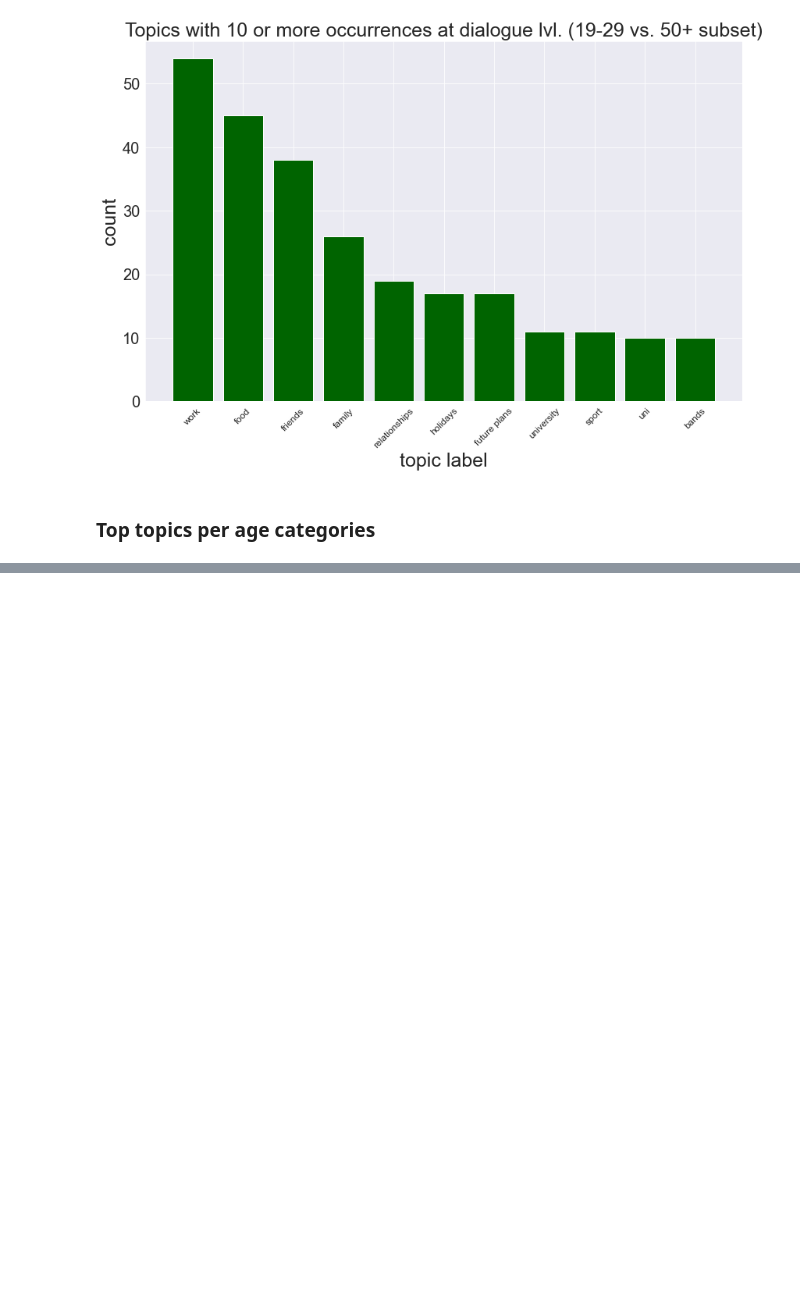
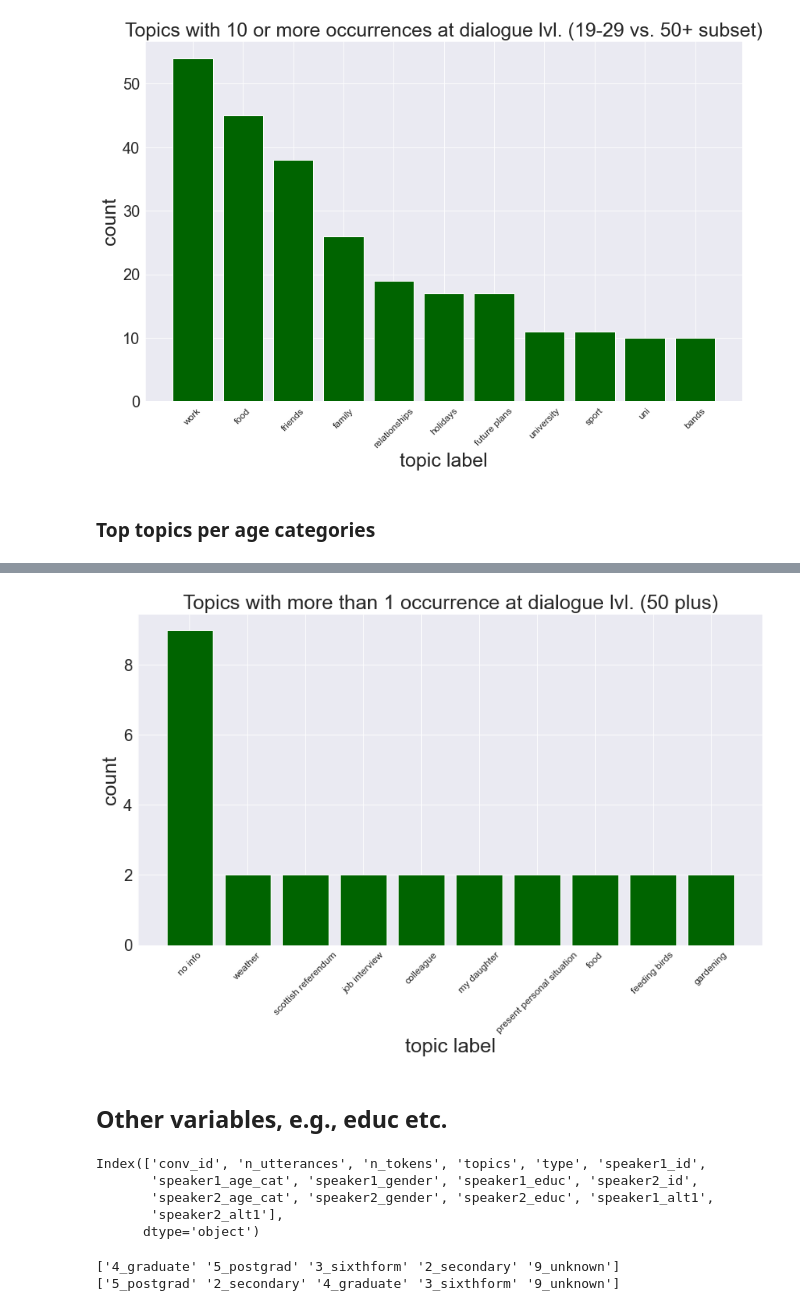
Before and after one commit to lennertjansen/msc-ai-thesis, a Jupyter notebook: data_preprocessing/BNC/bnc_explore.ipynb, the cells around one changed output, grey strips where cells are left out. Drawn from its saved outputs; the diff is of its cells as text; code cells hidden in the pictures; blank space fills up the shorter version.

```diff
--- a/data_preprocessing/BNC/bnc_explore.ipynb
+++ b/data_preprocessing/BNC/bnc_explore.ipynb
@@ -744,0 +825,48 @@ plt.show()
+# %%
+# gather topics with more than 10 occurrences in list
+old_topics_1 = [(topic, freq) for topic, freq in old_topic_counter.most_common() if freq > 1]
+# %%
+old_word = []
+old_frequency = []
+
+for i in range(len(old_topics_1)):
+  old_word.append(old_topics_1[i][0])
+  old_frequency.append(old_topics_1[i][1])
+
+
+old_indices = np.arange(len(old_topics_1))
+
+sns.set_style("darkgrid")
+fig, ax = plt.subplots(figsize=PLOT_DIMS)
+plt.bar(old_indices, old_frequency, color='darkgreen')
+ax.set_title("Topics with more than 1 occurrence at dialogue lvl. (50 plus)", size=LABEL_SIZE)
+ax.set_xlabel("topic label", size=LABEL_SIZE)
+ax.set_ylabel("count", size=LABEL_SIZE)
+# ax.legend(loc='upper right')
+plt.setp(ax.get_xticklabels(), fontsize=(TICK_SIZE-8))
+plt.setp(ax.get_yticklabels(), fontsize=TICK_SIZE)
+plt.grid(True)
+plt.tight_layout()
+# plt.savefig('../../figures/bnc/bnc_dist_topic_geq_11.png')
+plt.xticks(old_indices, old_word, rotation=45)
+plt.tight_layout()
+plt.show()
+# %% [output]
+[figure, added]
+# %% [markdown]
+## Other variables, e.g., educ etc.
+# %%
+data_alt1.columns
+# %% [output]
+Index(['conv_id', 'n_utterances', 'n_tokens', 'topics', 'type', 'speaker1_id',
+       'speaker1_age_cat', 'speaker1_gender', 'speaker1_educ', 'speaker2_id',
+       'speaker2_age_cat', 'speaker2_gender', 'speaker2_educ', 'speaker1_alt1',
+       'speaker2_alt1'],
+      dtype='object')
+# %%
+print(data.speaker1_educ.unique())
+educ_order = ['2_secondary', '3_sixthform', '4_graduate', '5_postgrad', '9_unknown']
+print(data.speaker2_educ.unique())
+# %% [output]
+['4_graduate' '5_postgrad' '3_sixthform' '2_secondary' '9_unknown']
+['5_postgrad' '2_secondary' '4_graduate' '3_sixthform' '9_unknown']
```
Also changed, not shown: parts of 16 cells of this notebook.
